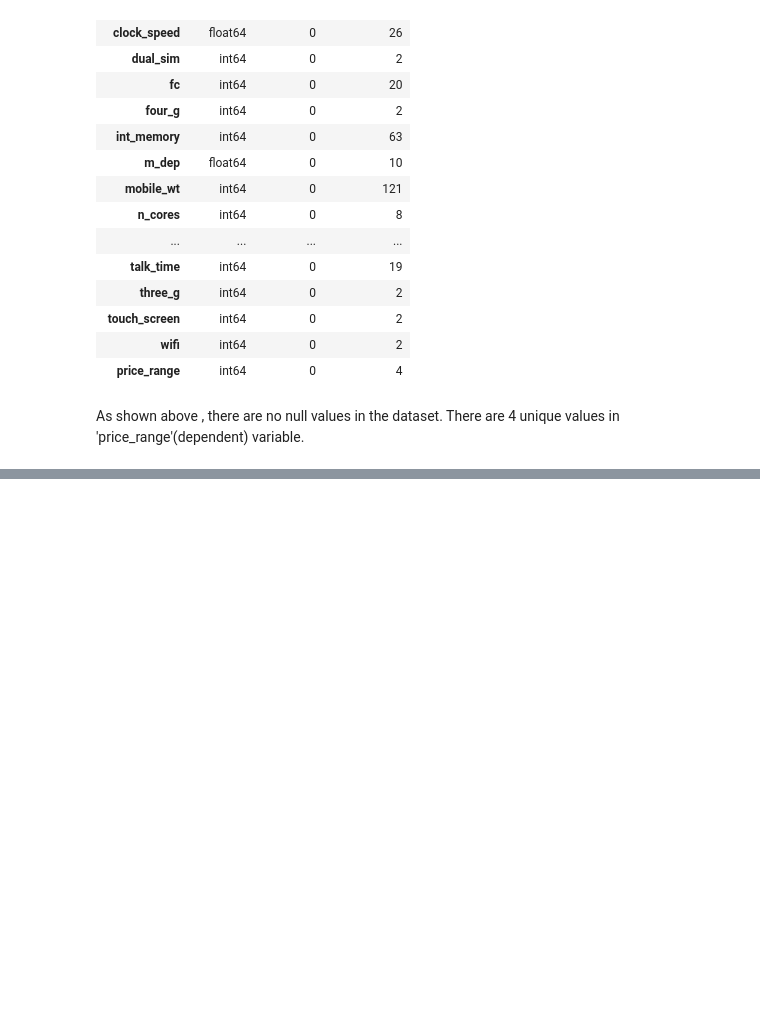
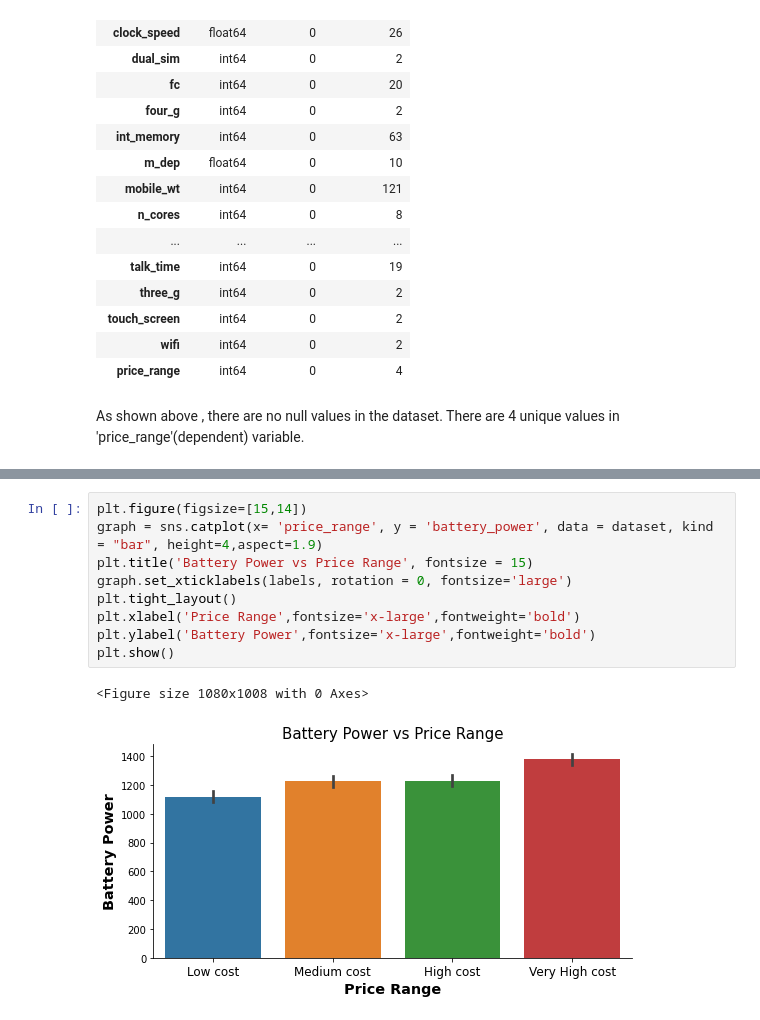
Before and after one commit to meetdelvadiya/Mobile-Price-Range-Prediction, a Jupyter notebook: Mobile_Price_Range_Prediction_Meet_Delvadiya.ipynb, the cells around one changed output, grey strips where cells are left out. Saved outputs shown, nothing was run; the diff lists cells and outputs as text; blank space fills up the shorter version.

```diff
--- a/Mobile_Price_Range_Prediction_Meet_Delvadiya.ipynb
+++ b/Mobile_Price_Range_Prediction_Meet_Delvadiya.ipynb
@@ -177,0 +249,12 @@ dataset.describe()
+# %%
+plt.figure(figsize=[15,14])
+graph = sns.catplot(x= 'price_range', y = 'battery_power', data = dataset, kind = "bar", height=4,aspect=1.9)
+plt.title('Battery Power vs Price Range', fontsize = 15)
+graph.set_xticklabels(labels, rotation = 0, fontsize='large')
+plt.tight_layout()
+plt.xlabel('Price Range',fontsize='x-large',fontweight='bold')
+plt.ylabel('Battery Power',fontsize='x-large',fontweight='bold')
+plt.show()
+# %% [output]
+<Figure size 1080x1008 with 0 Axes>
+[figure, added]
```
Also changed, not shown: parts of 16 cells of this notebook.
